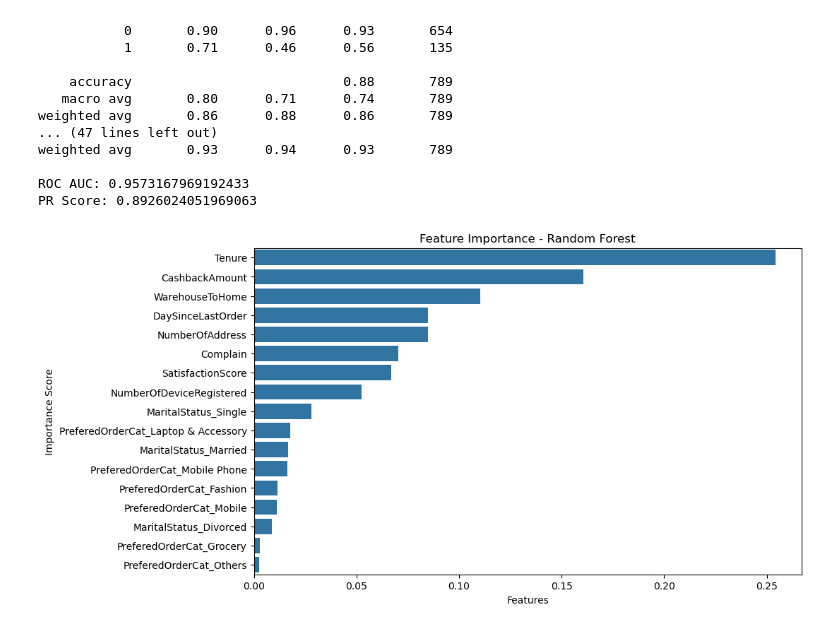
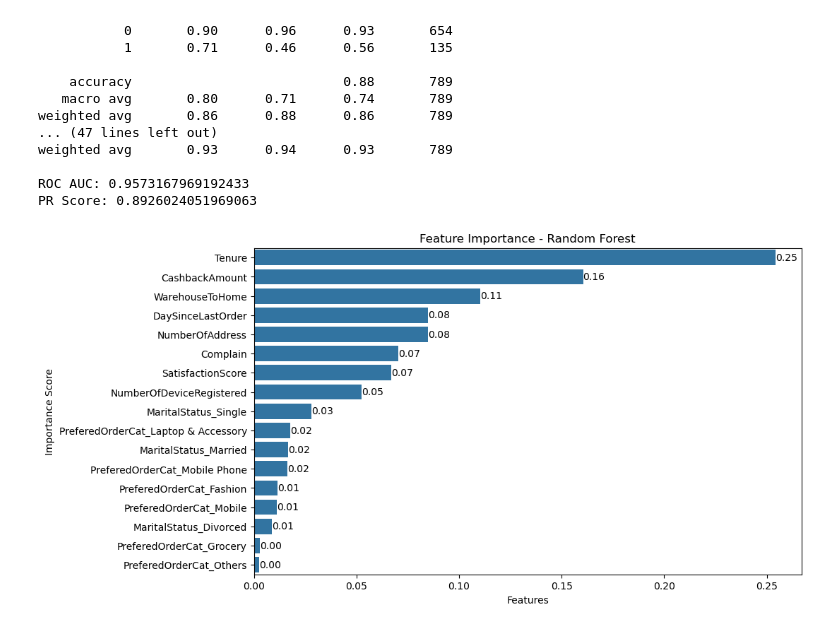
Before and after one commit to alhamfebian/purwadhika-jcdsol, a Jupyter notebook: Capstone Project/Capstone Project Module 3/ECommerceCustomerChurn.ipynb, the cells around one changed output. Cells and saved outputs as stored; diff of their text form; code cells hidden in the pictures.

Commit message:
add barplot label for feature importance

```diff
--- a/Capstone Project/Capstone Project Module 3/ECommerceCustomerChurn.ipynb
+++ b/Capstone Project/Capstone Project Module 3/ECommerceCustomerChurn.ipynb
@@ -462,32 +462,36 @@ PR Score: 0.8926024051969063
 X_train_preprocessed = models['Random Forest']['model']['preprocessor'].fit_transform(X_train)
 X_test_preprocessed = models['Random Forest']['model']['preprocessor'].transform(X_test)
 
 num_feature_names = numeric_features
 
 cat_feature_names = preprocessor.transformers_[1][1].named_steps['onehot'].get_feature_names_out(['PreferedOrderCat', 'MaritalStatus']).tolist()
 
 all_feature_names = ['Tenure', 'WarehouseToHome', 'NumberOfDeviceRegistered', 'SatisfactionScore', 'NumberOfAddress', 'Complain', 'DaySinceLastOrder', 'CashbackAmount'] + cat_feature_names
 
 models['Random Forest']['model']['classifier'].fit(X_train_preprocessed, y_train)
 
 feature_importance = pd.Series(models['Random Forest']['model']['classifier'].feature_importances_, index=all_feature_names)
 
 feature_importance = feature_importance.sort_values(ascending=False)
 
 df_feature_importance = pd.DataFrame(
     data=feature_importance.values,
     index=feature_importance.index
 )
 
 plt.figure(figsize=(10,6))
-sns.barplot(
+feature_importance_barplot = sns.barplot(
     data=df_feature_importance,
     x=df_feature_importance[0],
     y=df_feature_importance.index
 )
+
+for container in feature_importance_barplot.containers:
+    feature_importance_barplot.bar_label(container, fmt='%.2f')
+
 plt.title("Feature Importance - Random Forest")
 plt.xlabel("Features")
 plt.ylabel("Importance Score")
 plt.show()
 # %% [output]
-[figure, old version]
+[figure, new version]
```
